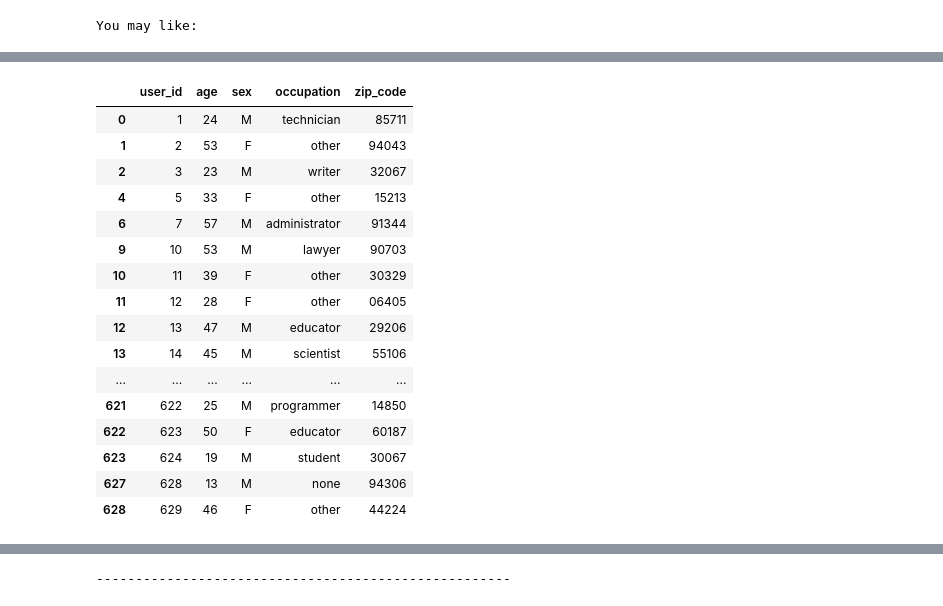
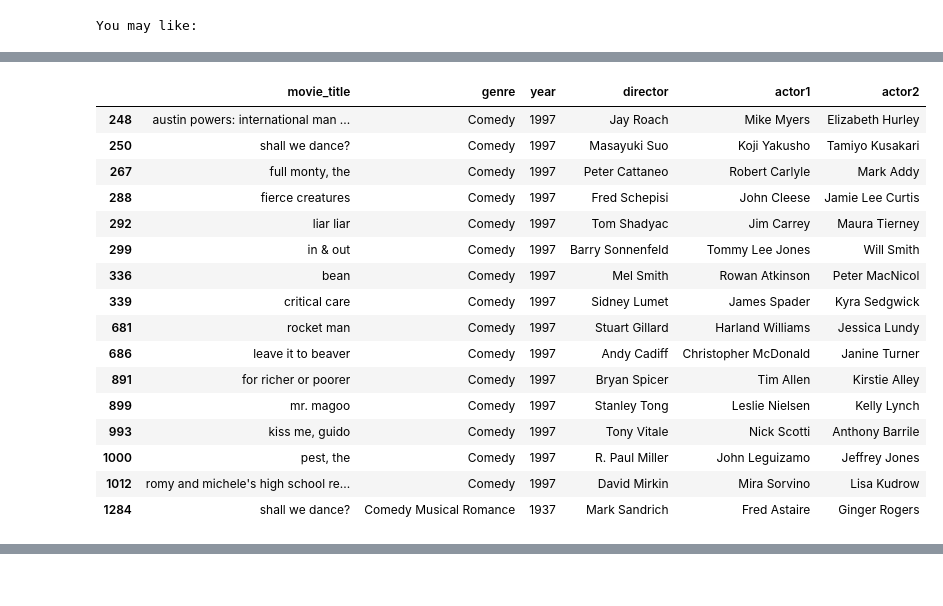
Before and after one commit to sumanthvrao/MovieBuddy, a Jupyter notebook: Final_Module.ipynb, the cells around one changed output, grey strips where cells are left out. Cells and saved outputs as stored; diff of their text form; code cells hidden in the pictures.

Commit message:
Modified to handle already rated movies

```diff
--- a/Final_Module.ipynb
+++ b/Final_Module.ipynb
@@ -4,48 +25,56 @@ import Content_based_filtering as cf
+# %%
+m=np.zeros(shape=(943+1,1682+1)).astype(int)
+p=pd.read_csv("ml-100k/new_predicted_colab.csv")
+p=p.values
+for i in p:
+    try:
+
+        m[int(i[0])][int(i[1])]=int(i[2])
+    except:
+        print(i)
+np.savetxt("ml-100k/only_predicted.csv", m.astype(int), fmt='%i', delimiter=",")
+# %%
+only_predicted=pd.read_csv('ml-100k/only_predicted.csv')
 # %%
-top10ids=[]
-dic=loadmat('top10.mat')
+flag=0
 
-u_cols = ['user_id', 'age', 'sex', 'occupation', 'zip_code']
-user_df = pd.read_csv('ml-100k/u.user', sep='|', names=u_cols,
-                    encoding='latin-1', parse_dates=True)
-
-movies_df=pd.read_csv('ml-100k/item_cc.csv')
-
-
-def getusers(uname,movieid):
+def getusers(uname,movieid): #Suggest users who would rate this movie the same as current user
 
     rating=matrix.iloc[uname][movieid]
     print("you're going to rate this movie: ",rating)
     print("---------------------------------------------------------------------")
     print("your partners are (They also rated",rating,")")
-    h=matrix.loc[matrix.iloc[:,movieid]==rating]
+    h=only_predicted.loc[only_predicted.iloc[:,movieid]==rating]
     l=h.index.tolist()
     with pd.option_context('display.max_rows', None, 'display.max_columns', None):
         display(user_df.loc[user_df['user_id'].isin(l)])
     print("---------------------------------------------------------------------")
 
 
-def gettop(uname):
+def gettop(uname): #Top 10 movies which the user is going to rate high
     print("You may like:")
     ll=dic[str(uname)][0]
     with pd.option_context('display.max_rows', None, 'display.max_columns', None):
-        display(movies_df.loc[movies_df['movie_id'].isin(ll)])
+        display(movies_df2.loc[movies_df['movie_id'].isin(ll)])
     print("------------------------------------------------------")
 
 def driver(uname, movieid=""):
 
     gettop(uname)
     if(movieid!=""):
-        movietitle=movies_df.loc[movies_df['movie_id']==int(movieid),'movie_title'].iloc[0]
+        movietitle=movies_df2.loc[movies_df['movie_id']==int(movieid),'movie_title'].iloc[0]
+        if(m[uname][movieid]!=0):
+            getusers(uname,movieid)
+        else:
+            print("You have already watched this movie")
 
-        getusers(uname,movieid)
         print("Similar movies are")
         ans=cf.get_recommendations(movietitle)
 
         lll=ans[0].tolist()
-        df2=movies_df['movie_title'].str.lower().to_frame()
+        df2=movies_df2['movie_title'].str.lower().to_frame()
         df2=df2['movie_title'].str.strip().to_frame()
-        df3=movies_df[['year','director','actor1','actor2']]
+        df3=movies_df2[['genre','year','director','actor1','actor2']]
         df3=pd.concat([df2, df3], axis=1)
 
 
@@ -53,6 +82,6 @@ def driver(uname, movieid=""):
             display(df3.loc[df3['movie_title'].isin(lll)])
         print("-----------------------------------------------------")
 
-driver(5,89)
+driver(196,242)
 # %% [output]
 You may like:
@@ -74,17 +102,17 @@ your partners are (They also rated 4 )
-|  | user_id | age | sex | occupation | zip_code |
-| 0 | 1 | 24 | M | technician | 85711 |
-| 1 | 2 | 53 | F | other | 94043 |
-| 2 | 3 | 23 | M | writer | 32067 |
-| 4 | 5 | 33 | F | other | 15213 |
-| 6 | 7 | 57 | M | administrator | 91344 |
-| 9 | 10 | 53 | M | lawyer | 90703 |
-| 10 | 11 | 39 | F | other | 30329 |
-| 11 | 12 | 28 | F | other | 06405 |
-| 12 | 13 | 47 | M | educator | 29206 |
-| 13 | 14 | 45 | M | scientist | 55106 |
-| ... | ... | ... | ... | ... | ... |
-| 621 | 622 | 25 | M | programmer | 14850 |
-| 622 | 623 | 50 | F | educator | 60187 |
-| 623 | 624 | 19 | M | student | 30067 |
-| 627 | 628 | 13 | M | none | 94306 |
-| 628 | 629 | 46 | F | other | 44224 |
+|  | movie_title | genre | year | director | actor1 | actor2 |
+| 248 | austin powers: international man ... | Comedy | 1997 | Jay Roach | Mike Myers | Elizabeth Hurley |
+| 250 | shall we dance? | Comedy | 1997 | Masayuki Suo | Koji Yakusho | Tamiyo Kusakari |
+| 267 | full monty, the | Comedy | 1997 | Peter Cattaneo | Robert Carlyle | Mark Addy |
+| 288 | fierce creatures | Comedy | 1997 | Fred Schepisi | John Cleese | Jamie Lee Curtis |
+| 292 | liar liar | Comedy | 1997 | Tom Shadyac | Jim Carrey | Maura Tierney |
+| 299 | in & out | Comedy | 1997 | Barry Sonnenfeld | Tommy Lee Jones | Will Smith |
+| 336 | bean | Comedy | 1997 | Mel Smith | Rowan Atkinson | Peter MacNicol |
+| 339 | critical care | Comedy | 1997 | Sidney Lumet | James Spader | Kyra Sedgwick |
+| 681 | rocket man | Comedy | 1997 | Stuart Gillard | Harland Williams | Jessica Lundy |
+| 686 | leave it to beaver | Comedy | 1997 | Andy Cadiff | Christopher McDonald | Janine Turner |
+| 891 | for richer or poorer | Comedy | 1997 | Bryan Spicer | Tim Allen | Kirstie Alley |
+| 899 | mr. magoo | Comedy | 1997 | Stanley Tong | Leslie Nielsen | Kelly Lynch |
+| 993 | kiss me, guido | Comedy | 1997 | Tony Vitale | Nick Scotti | Anthony Barrile |
+| 1000 | pest, the | Comedy | 1997 | R. Paul Miller | John Leguizamo | Jeffrey Jones |
+| 1012 | romy and michele's high school re... | Comedy | 1997 | David Mirkin | Mira Sorvino | Lisa Kudrow |
+| 1284 | shall we dance? | Comedy Musical Romance | 1937 | Mark Sandrich | Fred Astaire | Ginger Rogers |
@@ -110 +119,0 @@ Similar movies are
------------------------------------------------------
```
Also changed, not shown: parts of 5 cells of this notebook.
